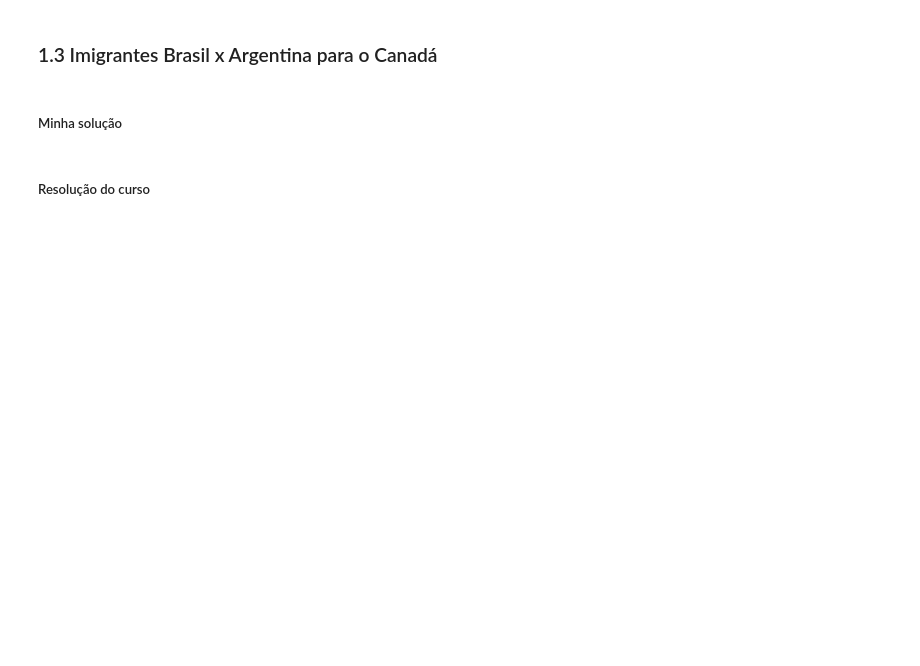
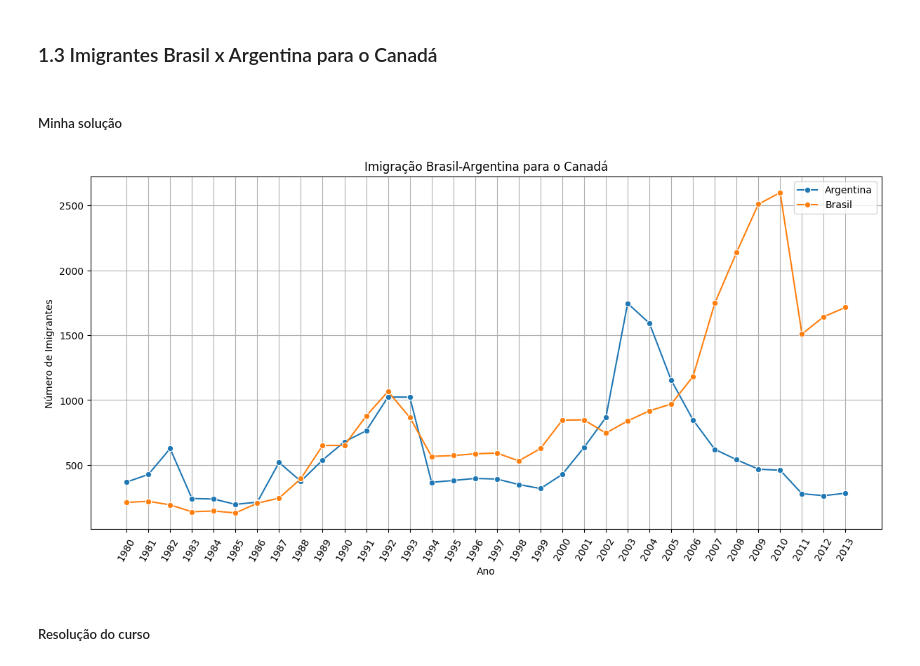
Before and after one commit to KaelDucatti/estudos-ds, a Jupyter notebook: data_visualization/01_criando_graficos_com_bibliotecas_py/classes.ipynb, the cells around one changed output. Cells and saved outputs as stored; diff of their text form; code cells hidden in the pictures; blank space fills up the shorter version.

```diff
--- a/data_visualization/01_criando_graficos_com_bibliotecas_py/classes.ipynb
+++ b/data_visualization/01_criando_graficos_com_bibliotecas_py/classes.ipynb
@@ -98,42 +141,26 @@ plt.show()
 # %%
 imigracao_br_ar = df.query("País == 'Brasil' or País == 'Argentina'")
 
 imigracao_br_ar = imigracao_br_ar.iloc[0:2, 3:37].T.reset_index()
 
-imigracao_br_ar.columns = ['Ano', 'Argentina', 'Brasil']
+imigracao_br_ar.columns = ["Ano", "Argentina", "Brasil"]
 
-plt.figure(
-    figsize=(12, 6),
-    constrained_layout=True
-)
+plt.figure(figsize=(12, 6), constrained_layout=True)
 
 plt.title("Imigração Brasil-Argentina para o Canadá")
 plt.xlabel("Ano")
 plt.ylabel("Número de Imigrantes")
 
 plt.grid(True)
 
-sns.lineplot(
-    imigracao_br_ar,
-    x='Ano',
-    y='Argentina',
-    label='Argentina',
-    marker='o'
-)
-sns.lineplot(
-    imigracao_br_ar,
-    x='Ano',
-    y='Brasil',
-    label='Brasil',
-    marker='o'
-)
+sns.lineplot(imigracao_br_ar, x="Ano", y="Argentina", label="Argentina", marker="o")
+sns.lineplot(imigracao_br_ar, x="Ano", y="Brasil", label="Brasil", marker="o")
 
-plt.xticks(
-    ticks=imigracao_br_ar['Ano'],
-    rotation=60
-)
+plt.xticks(ticks=imigracao_br_ar["Ano"], rotation=60)
 
 plt.show()
+# %% [output]
+[figure, added]
 # %% [markdown]
 ##### Resolução do curso
 # %%
```
Also changed, not shown: parts of 13 cells of this notebook.
